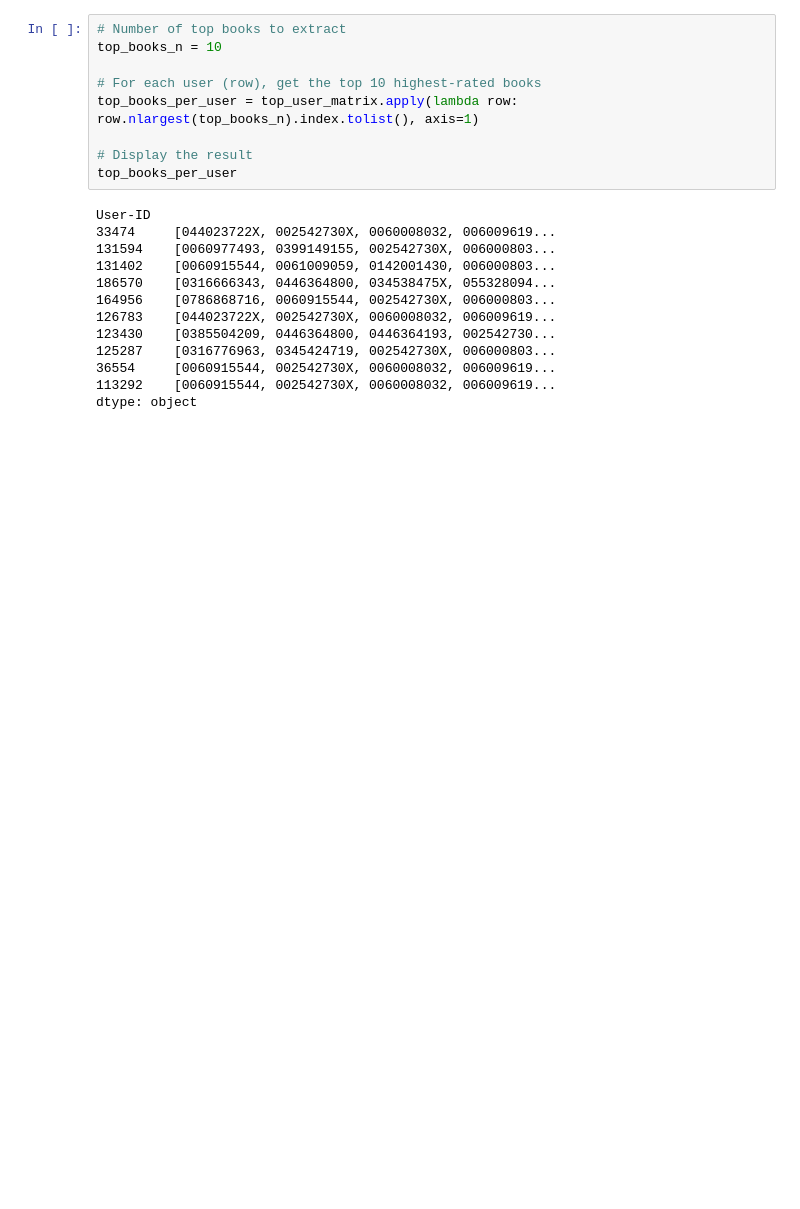
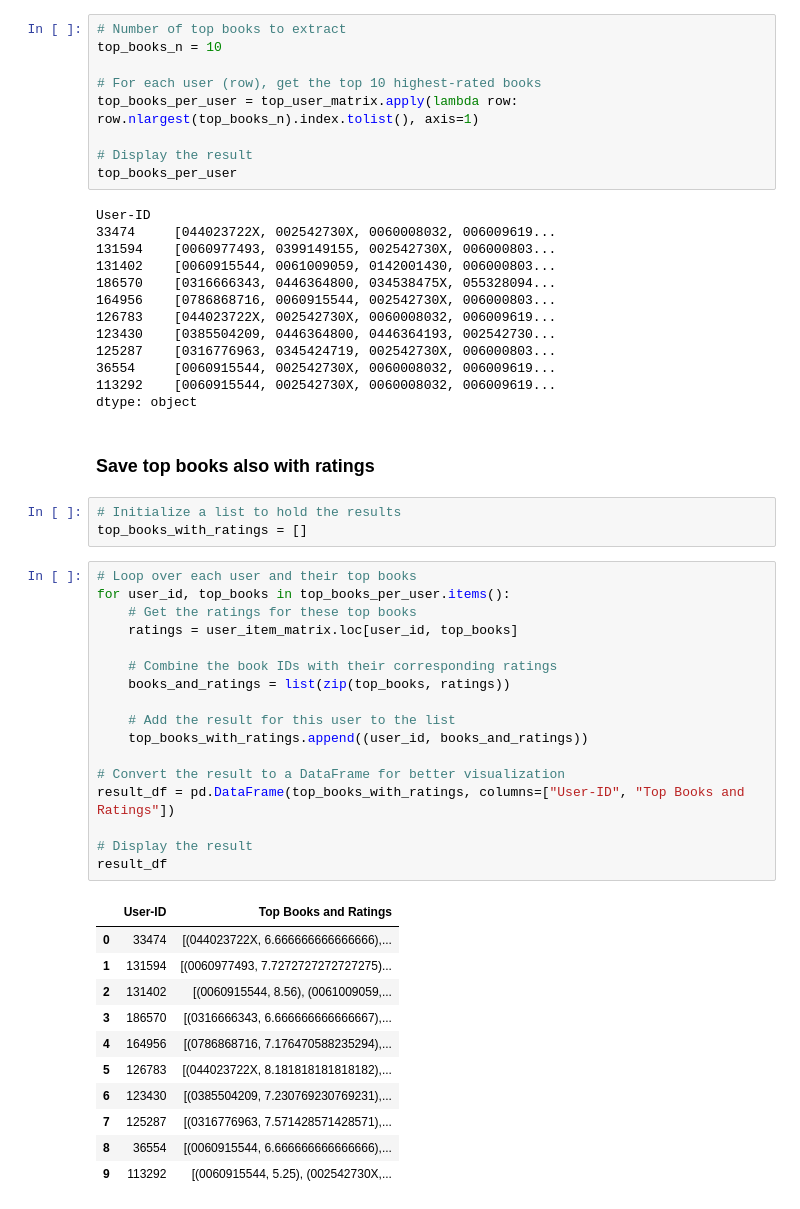
Before and after one commit to jtimko16/book-recommendation, a Jupyter notebook: notebooks/07. Collab_filtering.ipynb, the cells around one changed output. Cells and saved outputs as stored; diff of their text form; blank space fills up the shorter version.

```diff
--- a/notebooks/07. Collab_filtering.ipynb
+++ b/notebooks/07. Collab_filtering.ipynb
@@ -299,3 +299,37 @@ User-ID
 36554     [0060915544, 002542730X, 0060008032, 006009619...
 113292    [0060915544, 002542730X, 0060008032, 006009619...
 dtype: object
+# %% [markdown]
+### Save top books also with ratings
+# %%
+# Initialize a list to hold the results
+top_books_with_ratings = []
+# %%
+# Loop over each user and their top books
+for user_id, top_books in top_books_per_user.items():
+    # Get the ratings for these top books
+    ratings = user_item_matrix.loc[user_id, top_books]
+
+    # Combine the book IDs with their corresponding ratings
+    books_and_ratings = list(zip(top_books, ratings))
+
+    # Add the result for this user to the list
+    top_books_with_ratings.append((user_id, books_and_ratings))
+
+# Convert the result to a DataFrame for better visualization
+result_df = pd.DataFrame(top_books_with_ratings, columns=["User-ID", "Top Books and Ratings"])
+
+# Display the result
+result_df
+# %% [output]
+|  | User-ID | Top Books and Ratings |
+| 0 | 33474 | [(044023722X, 6.666666666666666),... |
+| 1 | 131594 | [(0060977493, 7.7272727272727275)... |
+| 2 | 131402 | [(0060915544, 8.56), (0061009059,... |
+| 3 | 186570 | [(0316666343, 6.666666666666667),... |
+| 4 | 164956 | [(0786868716, 7.176470588235294),... |
+| 5 | 126783 | [(044023722X, 8.181818181818182),... |
+| 6 | 123430 | [(0385504209, 7.230769230769231),... |
+| 7 | 125287 | [(0316776963, 7.571428571428571),... |
+| 8 | 36554 | [(0060915544, 6.666666666666666),... |
+| 9 | 113292 | [(0060915544, 5.25), (002542730X,... |
```
Also changed, not shown: parts of 1 cell of this notebook.
